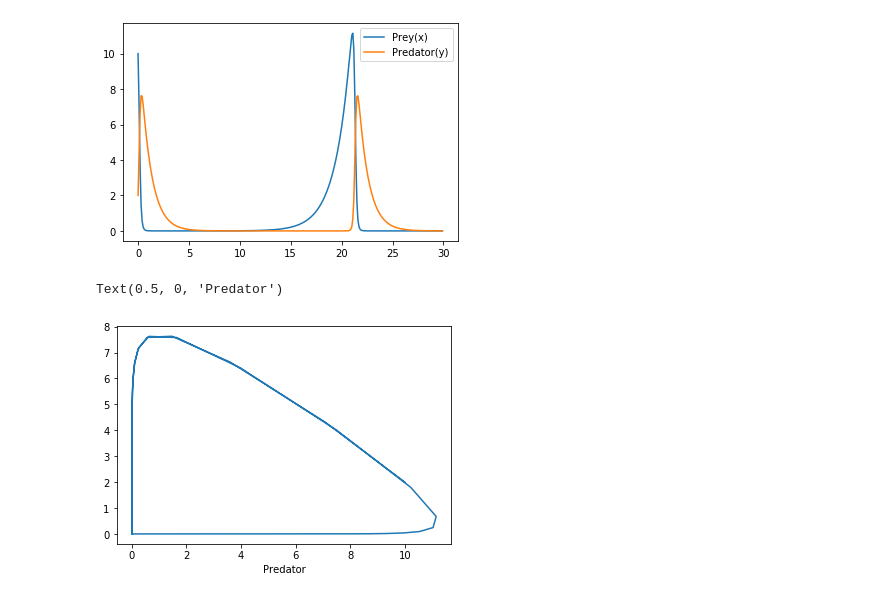
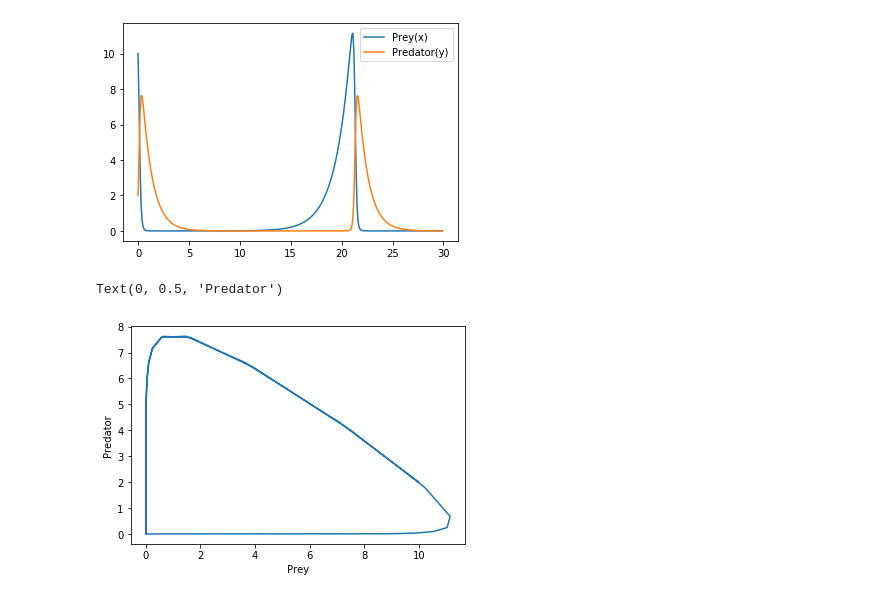
Before and after one commit to phys3112/Tutorials-with-Matt, a Jupyter notebook: Tutorial 3 ODEs.ipynb, the cells around one changed output. Saved outputs shown, nothing was run; the diff lists cells and outputs as text; code cells hidden in the pictures.

```diff
--- a/Tutorial 3 ODEs.ipynb
+++ b/Tutorial 3 ODEs.ipynb
@@ -153,7 +153,7 @@ plt.legend()
 # %%
 plt.plot(y[:,0], y[:,1])
 plt.xlabel("Prey")
-plt.xlabel("Predator")
+plt.ylabel("Predator")
 # %% [output]
-Text(0.5, 0, 'Predator')
+Text(0, 0.5, 'Predator')
-[figure, old version]
+[figure, new version]
```
